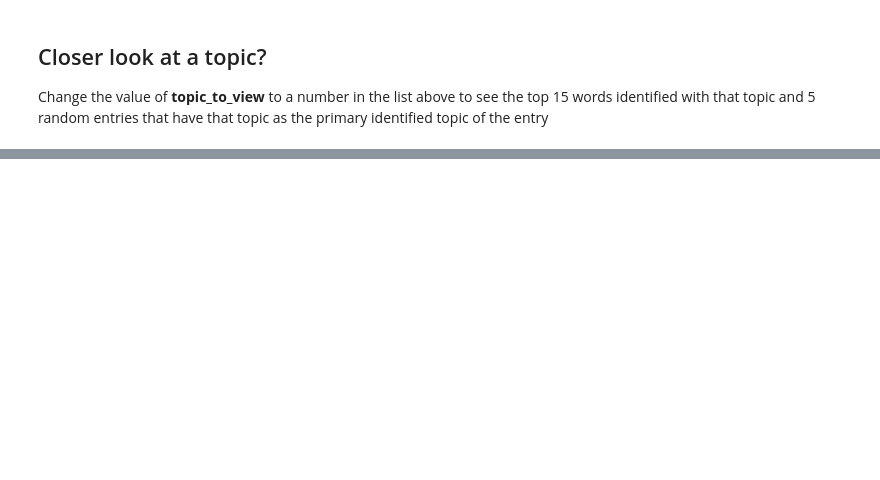
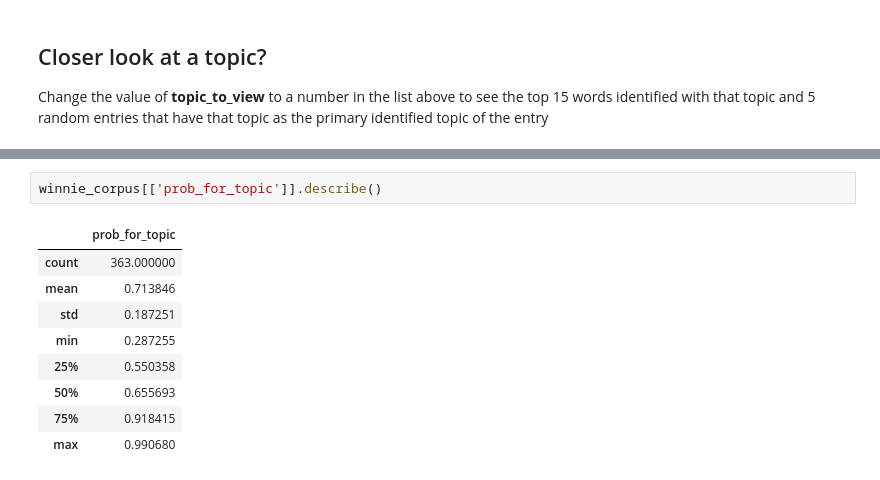
Before and after one commit to fjohnson/Advanced_Text_Analysis_with_Python, a Jupyter notebook: Advanced_Text_Analysis.ipynb, the cells around one changed output, grey strips where cells are left out. Cells and saved outputs as stored; diff of their text form; blank space fills up the shorter version.

```diff
--- a/Advanced_Text_Analysis.ipynb
+++ b/Advanced_Text_Analysis.ipynb
@@ -497,0 +511,12 @@ winnie_corpus[winnie_corpus['topic'] == topic_to_view].sample(5)
+# %%
+winnie_corpus[['prob_for_topic']].describe()
+# %% [output]
+|  | prob_for_topic |
+| count | 363.000000 |
+| mean | 0.713846 |
+| std | 0.187251 |
+| min | 0.287255 |
+| 25% | 0.550358 |
+| 50% | 0.655693 |
+| 75% | 0.918415 |
+| max | 0.990680 |
```
Also changed, not shown: parts of 6 cells of this notebook.
